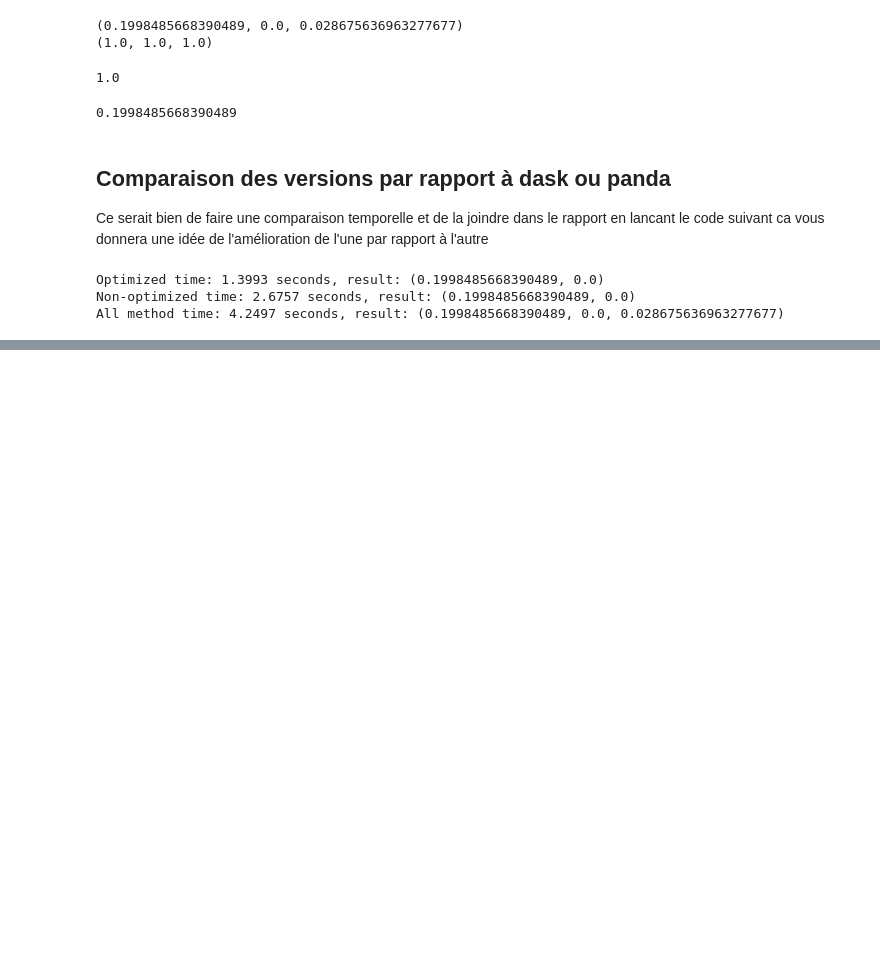
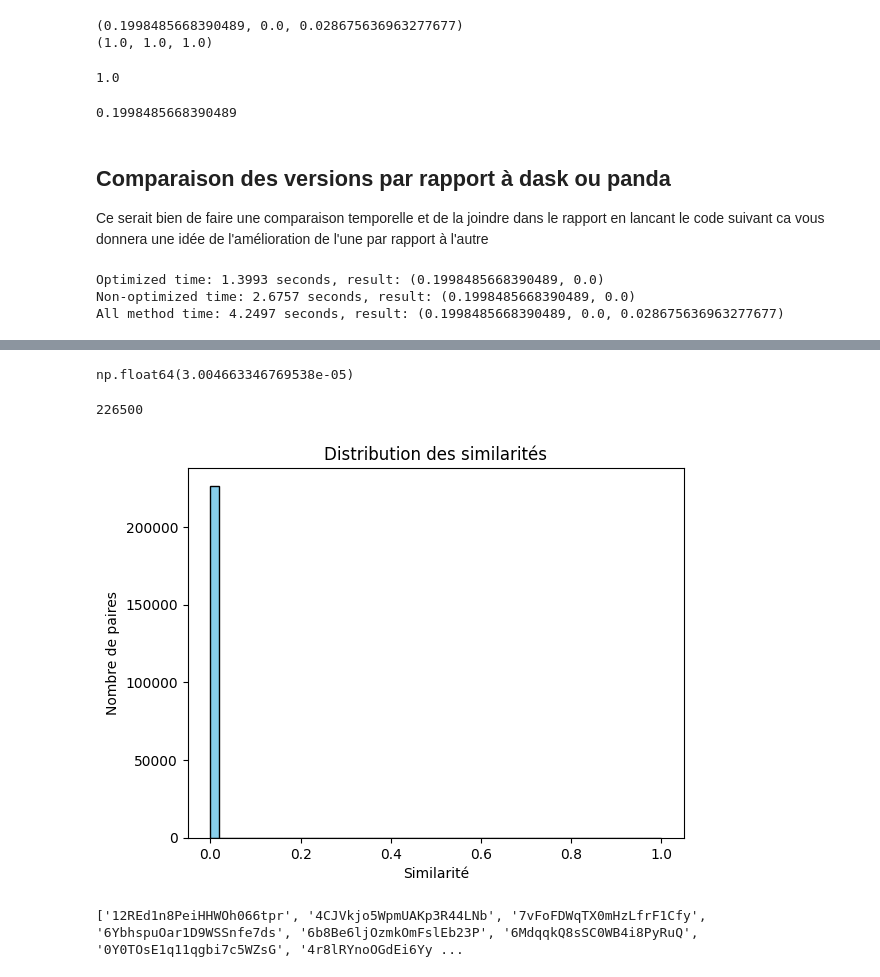
Before and after one commit to rmcvid/infoh600_projet, a Jupyter notebook: test.ipynb, the cells around one changed output, grey strips where cells are left out. Drawn from its saved outputs; the diff is of its cells as text; code cells hidden in the pictures; blank space fills up the shorter version.

```diff
--- a/test.ipynb
+++ b/test.ipynb
@@ -397,7 +397,3 @@ print(f"All method time: {tall:.4f} seconds, result: {all}")
 Optimized time: 1.3993 seconds, result: (0.1998485668390489, 0.0)
 Non-optimized time: 2.6757 seconds, result: (0.1998485668390489, 0.0)
 All method time: 4.2497 seconds, result: (0.1998485668390489, 0.0, 0.028675636963277677)
-# %%
-for i in range(len(INDEX)):
-    if INDEX[i][0] > INDEX[i][1]:
-        print("erreur d'index")
@@ -407,0 +441,6 @@ True
+# %%
+np.random.seed(1)
+df_sample = sample_parquet_rows(
+    "c:/Users/ryanm/Documents/master big data/info/projet/track_vectors/track_vector_*.parquet",
+    k=300
+)
@@ -407,0 +463,19 @@ True
+# %%
+sets = [set(x) for x in df_sample["pid"]]
+n = len(sets)
+k = 5  # exemple : tirer 5 paires aléatoires par ligne
+list_nk = np.zeros(n*k, dtype=float)
+for i in range(n):
+    if(i%10000 == 0):
+        print(i)
+    Ai = sets[i]
+    lenAi = len(Ai)
+    # Tirer k indices aléatoires dans [0, n-1] sauf i
+    choices = np.random.choice([x for x in range(n) if x != i], size=k, replace=False)
+    for idx, j in enumerate(choices):
+        Aj = sets[j]
+        lenAj = len(Aj)
+
+        inter = len(Ai & Aj)
+        sim = inter / np.sqrt(lenAi * lenAj)
+        list_nk[i*k + idx] = sim
@@ -407,0 +500,30 @@ True
+# %%
+np.mean(list_nk)
+# %% [output]
+np.float64(3.004663346769538e-05)
+# %%
+len(list_nk)
+# %% [output]
+226500
+# %%
+import matplotlib.pyplot as plt
+
+plt.hist(list_nk, bins=50, color='skyblue', edgecolor='black')
+plt.xlabel("Similarité")
+plt.ylabel("Nombre de paires")
+plt.title("Distribution des similarités")
+plt.show()
+# %% [output]
+[figure, added]
+# %%
+N = 10  # nombre de tracks à récupérer
+
+# Ajouter une colonne avec la longueur des pid
+df_sample["pid_len"] = df_sample["pid"].apply(len)
+
+# Trier par longueur décroissante et récupérer les N premiers track_id
+top_tracks = df_sample.sort_values("pid_len", ascending=False).head(N)["track_id"].tolist()
+
+print(top_tracks)
+# %% [output]
+['12REd1n8PeiHHWOh066tpr', '4CJVkjo5WpmUAKp3R44LNb', '7vFoFDWqTX0mHzLfrF1Cfy', '6YbhspuOar1D9WSSnfe7ds', '6b8Be6ljOzmkOmFslEb23P', '6MdqqkQ8sSC0WB4i8PyRuQ', '0Y0TOsE1q11qgbi7c5WZsG', '4r8lRYnoOGdEi6Yy ...
```
Also changed, not shown: parts of 27 cells of this notebook, 1 other file.
